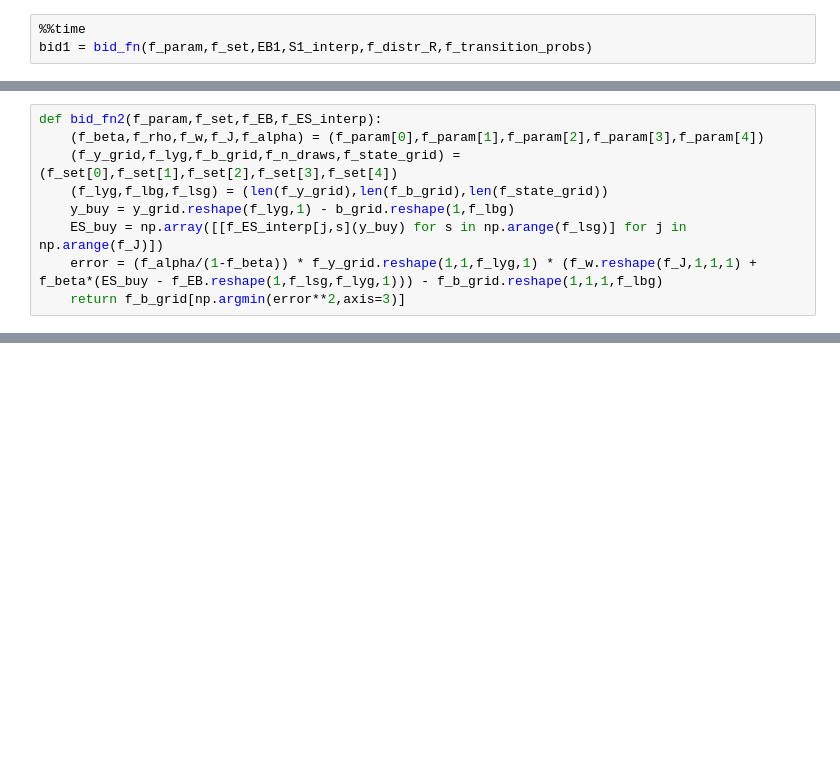
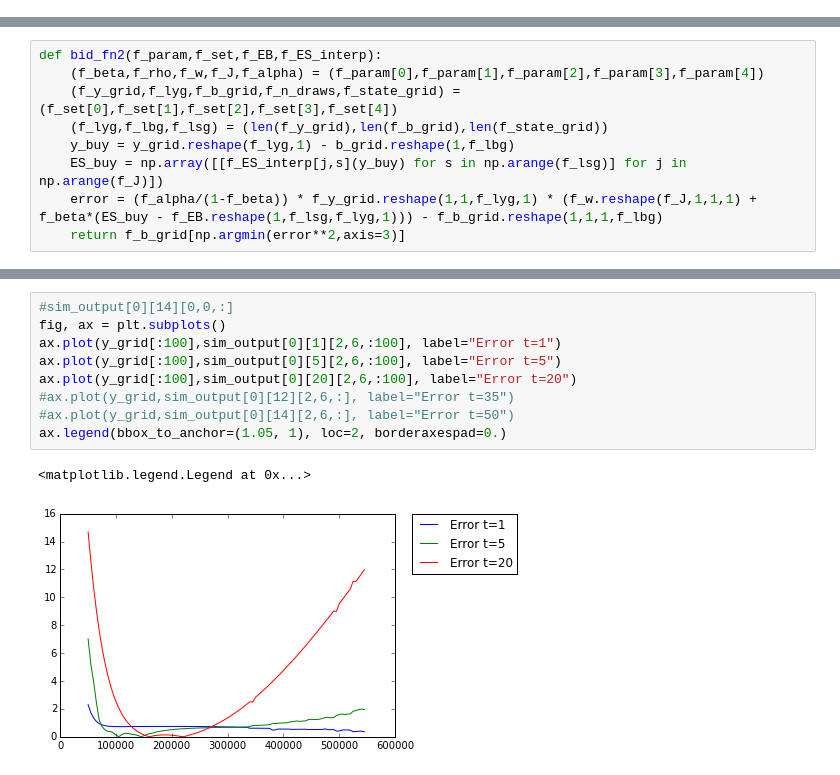
Before and after one commit to wolfgangrid/car_auctions_jupyter, a Jupyter notebook: cars_model_jupyter_state.ipynb, the cells around one changed output, grey strips where cells are left out. Saved outputs shown, nothing was run; the diff lists cells and outputs as text; blank space fills up the shorter version.

```diff
--- a/cars_model_jupyter_state.ipynb
+++ b/cars_model_jupyter_state.ipynb
@@ -351,6 +325,3 @@ S1_interp = np.array([[interp1d(y_grid,S1[j,s,:],fill_value='extrapolate') for s
 distr_y_next = beta * f_distr_R_states.reshape(f_lsg,1,f_n_draws) * f_y_grid.reshape(1,f_lyg,1) #dimensions: state_gridpoints x y_gridpoints x n_draws
 EB_per_state_1 = np.array([[np.mean(B1_interp[j,s](distr_y_next[s,:,:]), axis=1) for s in np.arange(f_lsg)] for j in np.arange(J)])
 EB1 = np.sum([f_rho[j]*np.dot(f_transition_probs,EB_per_state_1[j,:,:]) for j in np.arange(f_J)],axis=0) #dimension: state_gridpoint x y_gridpoints
-# %%
-%%time
-bid1 = bid_fn(f_param,f_set,EB1,S1_interp,f_distr_R,f_transition_probs)
@@ -563,0 +546,12 @@ Wall time: 359 ms
+# %%
+#sim_output[0][14][0,0,:]
+fig, ax = plt.subplots()
+ax.plot(y_grid[:100],sim_output[0][1][2,6,:100], label="Error t=1")
+ax.plot(y_grid[:100],sim_output[0][5][2,6,:100], label="Error t=5")
+ax.plot(y_grid[:100],sim_output[0][20][2,6,:100], label="Error t=20")
+#ax.plot(y_grid,sim_output[0][12][2,6,:], label="Error t=35")
+#ax.plot(y_grid,sim_output[0][14][2,6,:], label="Error t=50")
+ax.legend(bbox_to_anchor=(1.05, 1), loc=2, borderaxespad=0.)
+# %% [output]
+<matplotlib.legend.Legend at 0x...>
+[figure, added]
```
Also changed, not shown: parts of 32 cells of this notebook.
